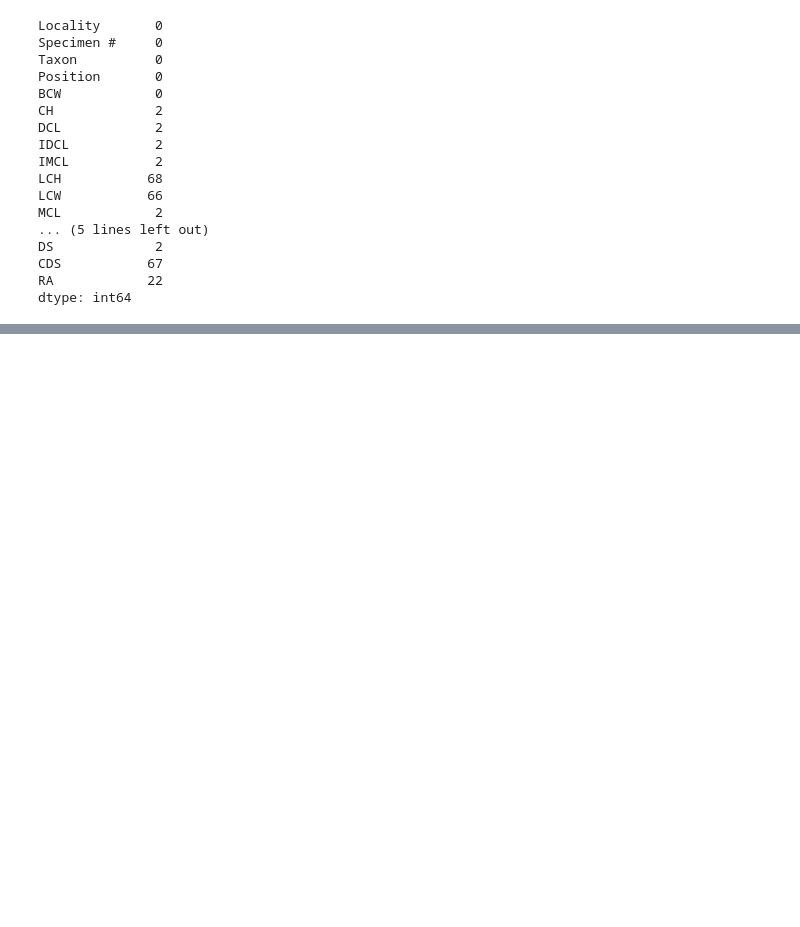
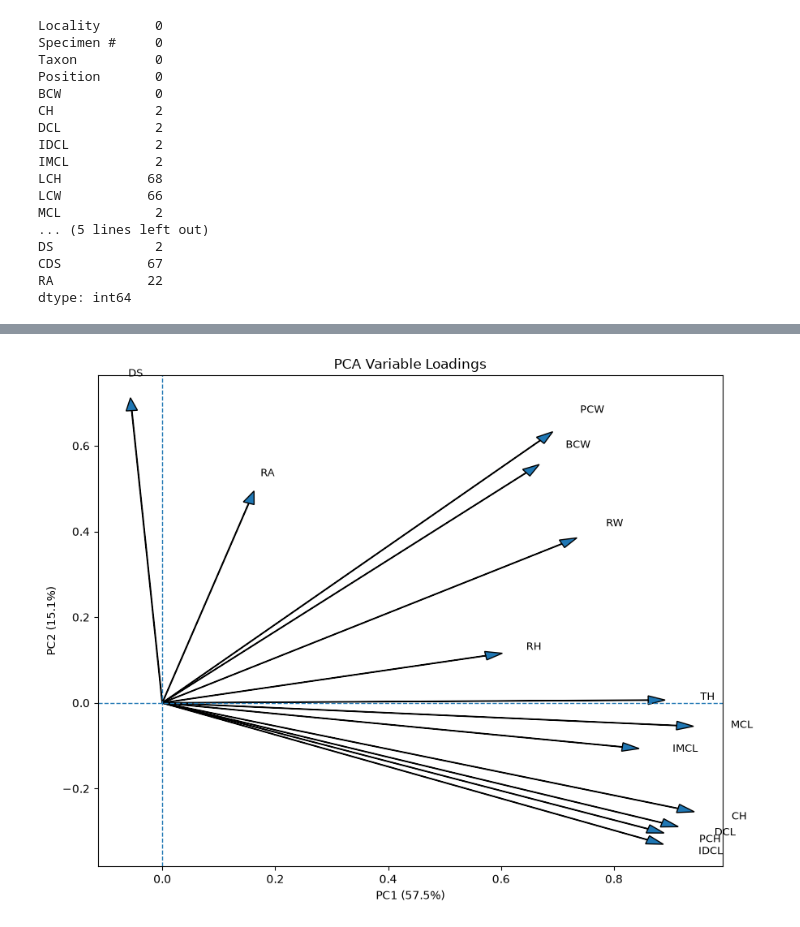
Before and after one commit to j4yplusplus/shark-pca, a Jupyter notebook: PcaPy.ipynb, the cells around one changed output, grey strips where cells are left out. Cells and saved outputs as stored; diff of their text form; code cells hidden in the pictures; blank space fills up the shorter version.

```diff
--- a/PcaPy.ipynb
+++ b/PcaPy.ipynb
@@ -196,0 +223,4 @@ The first two prinipal components account for 75.1% of varience (PC1 = 55.3%, PC
+# %%
+get_loadings(pca, scaled_data, var)
+# %% [output]
+[figure, added]
```
Also changed, not shown: parts of 18 cells of this notebook.
